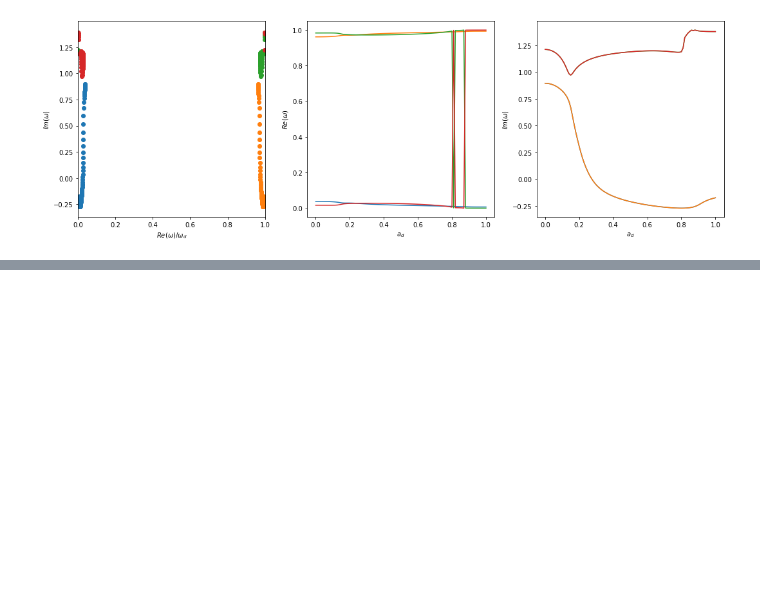
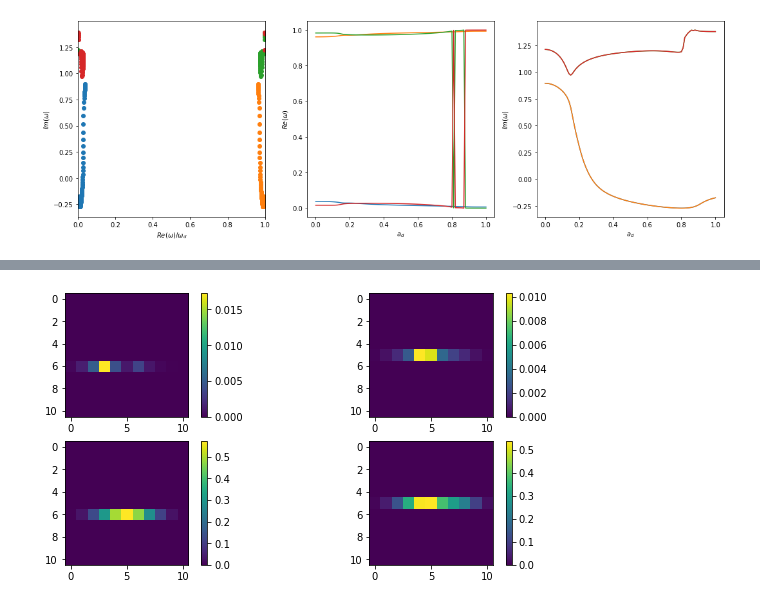
Before and after one commit to znicolaou/faraday, a Jupyter notebook: viscid_notebook.ipynb, the cells around one changed output, grey strips where cells are left out. Cells and saved outputs as stored; diff of their text form; code cells hidden in the pictures; blank space fills up the shorter version.

```diff
--- a/viscid_notebook.ipynb
+++ b/viscid_notebook.ipynb
@@ -719,0 +866,17 @@ argsdict
+# %%
+plt.subplots(2,2,figsize=(10,5))
+plt.subplot(2,2,1)
+plt.imshow(np.abs(vns1[-1][0]))
+plt.colorbar()
+plt.subplot(2,2,2)
+plt.imshow(np.abs(vns2[-1][0]))
+plt.colorbar()
+plt.subplot(2,2,3)
+plt.imshow(np.abs(wns1[-1][0]))
+plt.colorbar()
+plt.subplot(2,2,4)
+plt.imshow(np.abs(wns2[-1][0]))
+plt.colorbar()
+plt.show()
+# %% [output]
+[figure, added]
```
Also changed, not shown: parts of 11 cells of this notebook, 1 other file.
